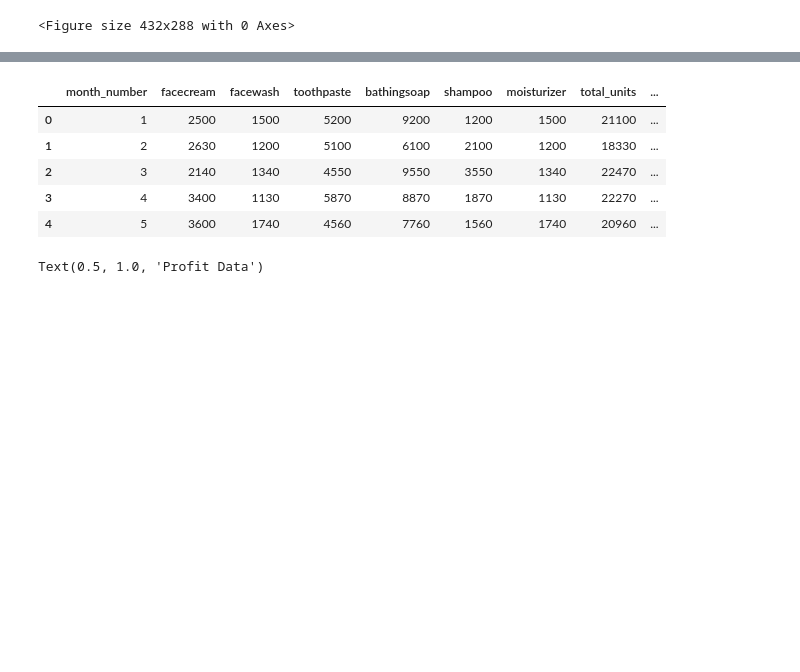
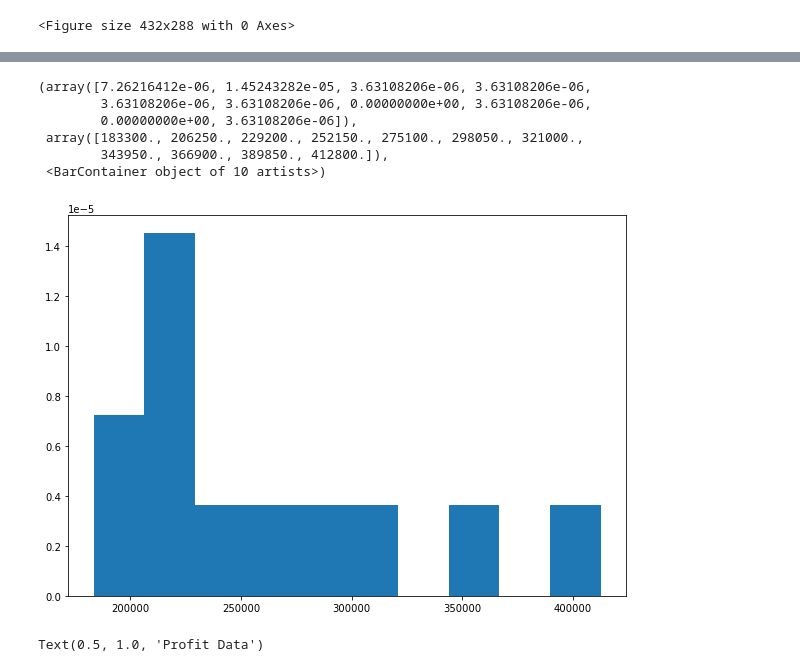
Before and after one commit to N0t10n/Strive_school, a Jupyter notebook: M1_Python/d10_Matplotlib/Matplotlib_exercises.ipynb, the cells around one changed output, grey strips where cells are left out. Saved outputs shown, nothing was run; the diff lists cells and outputs as text; code cells hidden in the pictures; blank space fills up the shorter version.

```diff
--- a/M1_Python/d10_Matplotlib/Matplotlib_exercises.ipynb
+++ b/M1_Python/d10_Matplotlib/Matplotlib_exercises.ipynb
@@ -152,15 +151,17 @@ plt.savefig('bathing_soap.jpg')
 ### Exercise 7: Read the total profit of each month and show it using the histogram to see the most common profit ranges.
 The histogram should look like this:
 ![image.png](attachment:image.png)
-# %%
-plt.hist(data["month_number"], data["total_profit"])
-# %% [output]
-|  | month_number | facecream | facewash | toothpaste | bathingsoap | shampoo | moisturizer | total_units | ... |
-| 0 | 1 | 2500 | 1500 | 5200 | 9200 | 1200 | 1500 | 21100 | ... |
-| 1 | 2 | 2630 | 1200 | 5100 | 6100 | 2100 | 1200 | 18330 | ... |
-| 2 | 3 | 2140 | 1340 | 4550 | 9550 | 3550 | 1340 | 22470 | ... |
-| 3 | 4 | 3400 | 1130 | 5870 | 8870 | 1870 | 1130 | 22270 | ... |
-| 4 | 5 | 3600 | 1740 | 4560 | 7760 | 1560 | 1740 | 20960 | ... |
+# %%
+plt.figure(figsize = (10, 7), dpi = None)
+plt.hist(data["total_profit"], density = True)
+# %% [output]
+(array([7.26216412e-06, 1.45243282e-05, 3.63108206e-06, 3.63108206e-06,
+        3.63108206e-06, 3.63108206e-06, 0.00000000e+00, 3.63108206e-06,
+        0.00000000e+00, 3.63108206e-06]),
+ array([183300., 206250., 229200., 252150., 275100., 298050., 321000.,
+        343950., 366900., 389850., 412800.]),
+ <BarContainer object of 10 artists>)
+[figure, added]
 # %%
 # Write your code here
 # %% [output]
```
Also changed, not shown: parts of 1 cell of this notebook.
